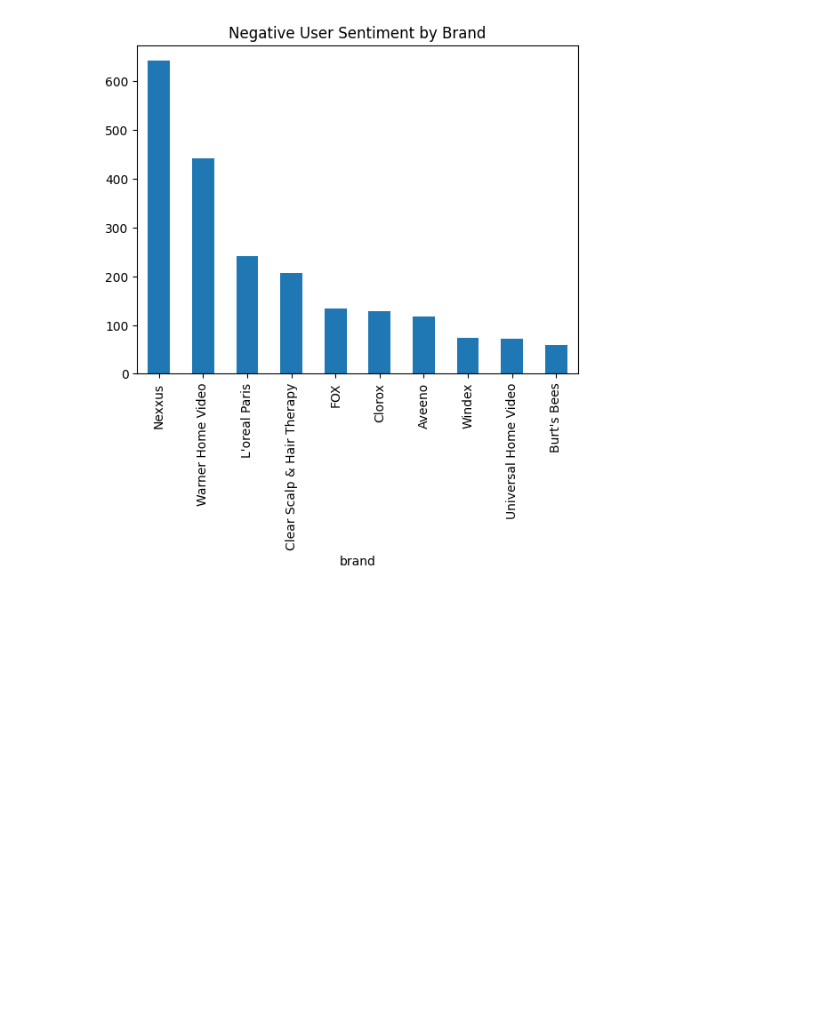
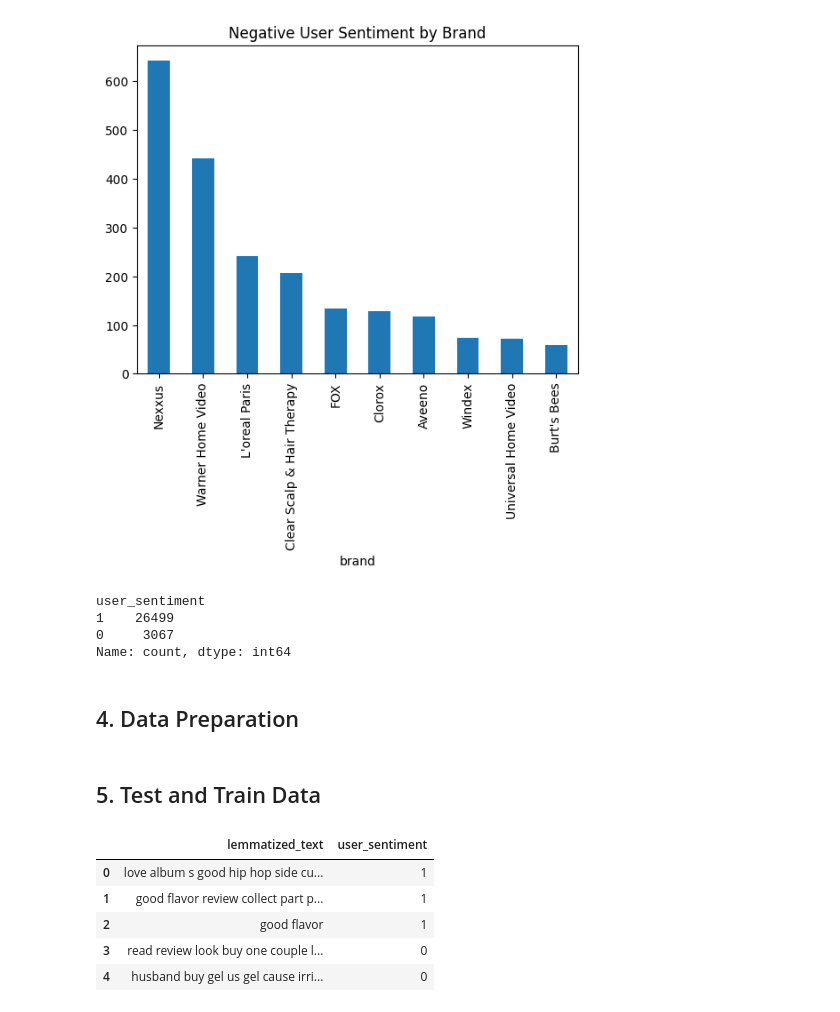
Before and after one commit to uvarajthulasiram/Capstone, a Jupyter notebook: notebooks/recommender.ipynb, the cells around one changed output. Drawn from its saved outputs; the diff is of its cells as text; code cells hidden in the pictures; blank space fills up the shorter version.

```diff
--- a/notebooks/recommender.ipynb
+++ b/notebooks/recommender.ipynb
@@ -188,3 +188,63 @@ plt.title('Negative User Sentiment by Brand')
 plt.show()
 # %% [output]
 [figure]
+# %%
+df['user_sentiment'].value_counts()
+# %% [output]
+user_sentiment
+1    26499
+0     3067
+Name: count, dtype: int64
+# %% [markdown]
+## 4. Data Preparation
+# %%
+import re
+import nltk
+from nltk.corpus import stopwords
+from nltk.stem import WordNetLemmatizer, LancasterStemmer
+from nltk.tokenize import word_tokenize
+
+nltk.download('punkt', quiet=True)
+nltk.download('stopwords', quiet=True)
+nltk.download('wordnet', quiet=True)
+nltk.download('omw-1.4', quiet=True)
+
+STOPWORDS = set(stopwords.words('english'))
+LEMMATIZER = WordNetLemmatizer()
+STEMMER = LancasterStemmer()
+
+def remove_special_characters(text, remove_digits=True):
+    pattern = r'[^a-zA-Z\s]' if remove_digits else r'[^a-zA-Z0-9\s]'
+    return re.sub(pattern, '', text)
+
+def normalize(words):
+    return [
+        remove_special_characters(word.lower())
+        for word in words
+        if word.lower() not in STOPWORDS
+    ]
+
+def lemmatize(words):
+    return [LEMMATIZER.lemmatize(word, pos='v') for word in words]
+
+def normalize_and_lemmatize(text):
+    words = word_tokenize(text)
+    words = normalize(words)
+    return ' '.join(lemmatize(words))
+
+def stem(words):
+    return [STEMMER.stem(word) for word in words]
+# %%
+df['lemmatized_text'] = df['reviews_text'].apply(normalize_and_lemmatize)
+# %% [markdown]
+## 5. Test and Train Data
+# %%
+df_clean = df[['lemmatized_text', 'user_sentiment']]
+df_clean.head()
+# %% [output]
+|  | lemmatized_text | user_sentiment |
+| 0 | love album s good hip hop side cu... | 1 |
+| 1 | good flavor review collect part p... | 1 |
+| 2 | good flavor | 1 |
+| 3 | read review look buy one couple l... | 0 |
+| 4 | husband buy gel us gel cause irri... | 0 |
```
Also changed, not shown: parts of 23 cells of this notebook, 3 other files.
